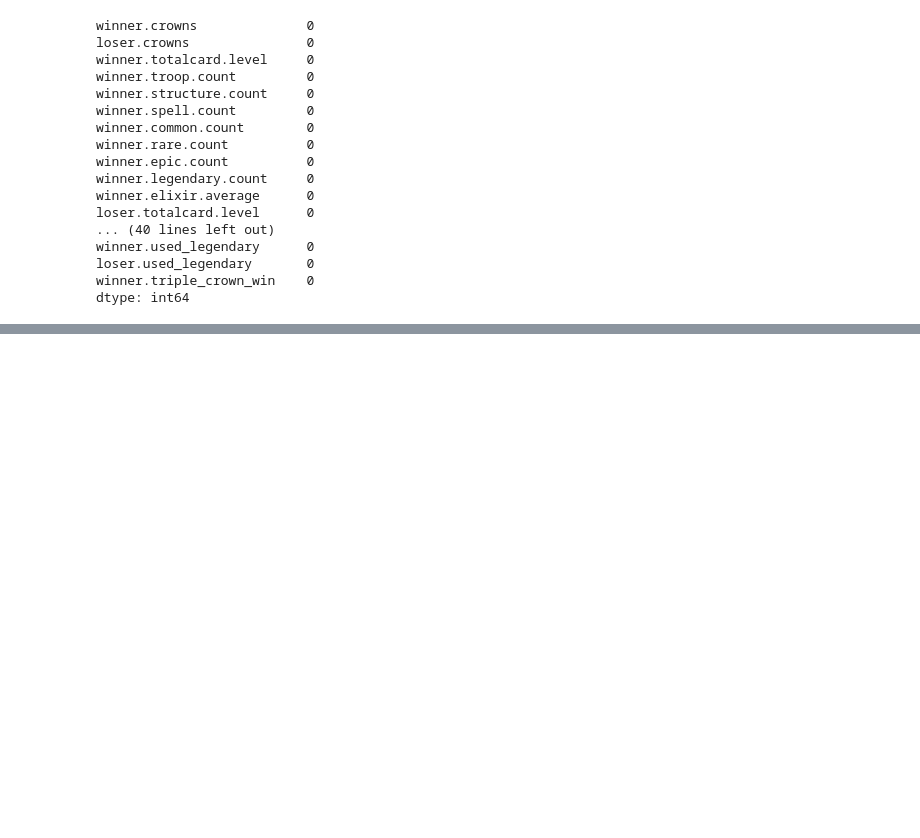
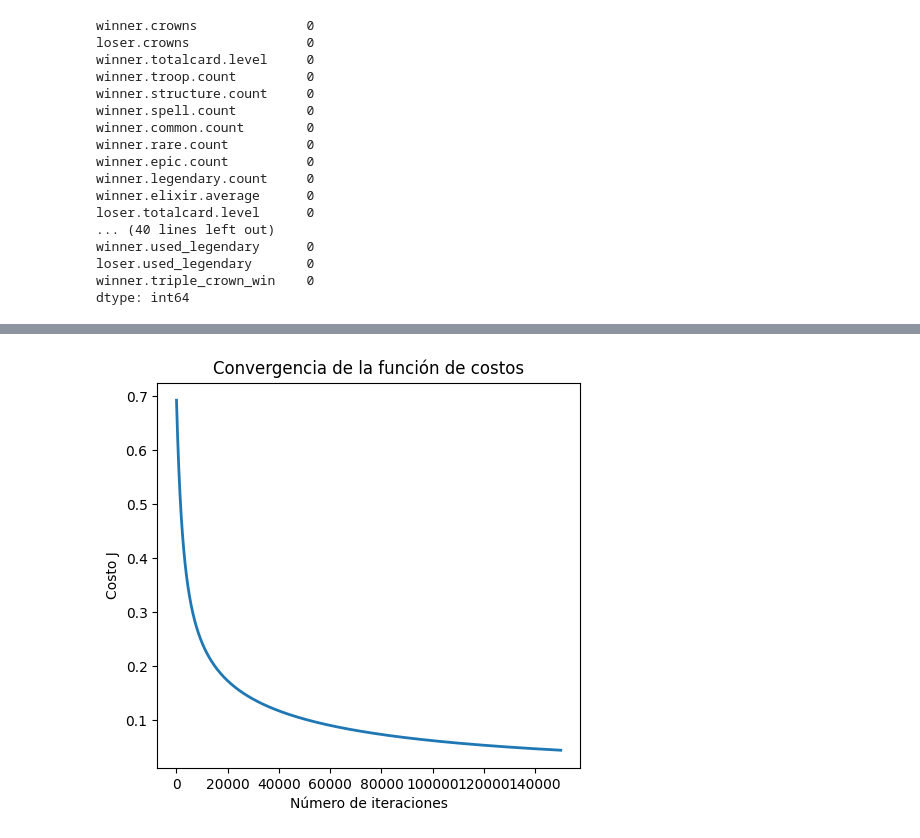
Before and after one commit to cesarvargasL/SIS-420-2-2024, a Jupyter notebook: Parciales/primer parcial/primer-parcial.ipynb, the cells around one changed output, grey strips where cells are left out. Saved outputs shown, nothing was run; the diff lists cells and outputs as text; code cells hidden in the pictures; blank space fills up the shorter version.

Commit message:
feat: creacion de diferenctes regresiones logisticas para cada clase de ontencion de coronas en victoria, punto 5

```diff
--- a/Parciales/primer parcial/primer-parcial.ipynb
+++ b/Parciales/primer parcial/primer-parcial.ipynb
@@ -371,0 +378,92 @@ dtype: int64
+# %%
+# Importamos las librerías necesarias
+import numpy as np
+import pandas as pd
+from matplotlib import pyplot as plt
+
+# Cargar los datasets de entrenamiento y prueba
+train_data = pd.read_csv('synthetic_train_data.csv')
+test_data = pd.read_csv('synthetic_test_data.csv')
+
+# Seleccionar las columnas relevantes (por ejemplo, 'winner.crowns' y 'loser.crowns' como características)
+X_train = train_data[['winner.crowns', 'loser.crowns']].values
+y_train = (train_data['winner.crowns'] > train_data['loser.crowns']).astype(int).values  # Etiqueta binaria (1 si el ganador tiene más coronas)
+
+X_test = test_data[['winner.crowns', 'loser.crowns']].values
+y_test = (test_data['winner.crowns'] > test_data['loser.crowns']).astype(int).values
+
+def sigmoid(z):
+    # Calcula la sigmoide de una entrada z
+    z = np.array(z)
+    return 1 / (1 + np.exp(-z))
+
+def featureNormalize(X):
+    X_norm = X.copy()
+    mu = np.mean(X, axis=0)
+    sigma = np.std(X, axis=0)
+    X_norm = (X - mu) / sigma
+    return X_norm, mu, sigma
+
+# Normalizar las características
+X_train, mu, sigma = featureNormalize(X_train)
+X_test = (X_test - mu) / sigma
+
+# Configurar la matriz adecuadamente, y agregar una columna de unos que corresponde al termino de intercepción.
+m, n = X_train.shape
+X_train = np.concatenate([np.ones((m, 1)), X_train], axis=1)
+X_test = np.concatenate([np.ones((X_test.shape[0], 1)), X_test], axis=1)
+
+def calcularCosto(theta, X, y):
+    m = y.size
+    h = sigmoid(X.dot(theta.T))
+    J = (1 / m) * np.sum(-y.dot(np.log(h)) - (1 - y).dot(np.log(1 - h)))
+    return J
+
+def descensoGradiente(theta, X, y, alpha, num_iters):
+    m = y.shape[0]
+    theta = theta.copy()
+    J_history = []
+    accuracy_history = []
+
+    for i in range(num_iters):
+        h = sigmoid(X.dot(theta.T))
+        theta = theta - (alpha / m) * (h - y).dot(X)
+        J_history.append(calcularCosto(theta, X, y))
+
+        # Calcular precisión
+        predictions = h >= 0.5
+        accuracy = np.mean(predictions == y)
+        accuracy_history.append(accuracy)
+
+    return theta, J_history, accuracy_history
+
+# Elegir un valor para alpha (probar varias alternativas)
+alpha = 0.001
+num_iters = 150000
+
+# Inicializa theta y ejecuta el descenso por el gradiente
+theta = np.zeros(3)
+theta, J_history, accuracy_history = descensoGradiente(theta, X_train, y_train, alpha, num_iters)
+
+# Graficar la convergencia del costo
+plt.figure(figsize=(12, 5))
+
+plt.subplot(1, 2, 1)
+plt.plot(np.arange(len(J_history)), J_history, lw=2)
+plt.xlabel('Número de iteraciones')
+plt.ylabel('Costo J')
+plt.title('Convergencia de la función de costos')
+
+# Muestra los resultados del descenso por el gradiente
+print('theta calculado por el descenso por el gradiente: {:s}'.format(str(theta)))
+
+# Evaluar el modelo en el conjunto de prueba
+def evaluarModelo(theta, X, y):
+    h = sigmoid(X.dot(theta.T))
+    predictions = h >= 0.5
+    accuracy = np.mean(predictions == y)
+    return accuracy
+
+accuracy_test = evaluarModelo(theta, X_test, y_test)
+print('Precisión en el conjunto de prueba: {:.2f}%'.format(accuracy_test * 100))
+# %% [output]
@@ -371,0 +472 @@ dtype: int64
+[figure, added]
```
Also changed, not shown: parts of 11 cells of this notebook, 3 other files.
